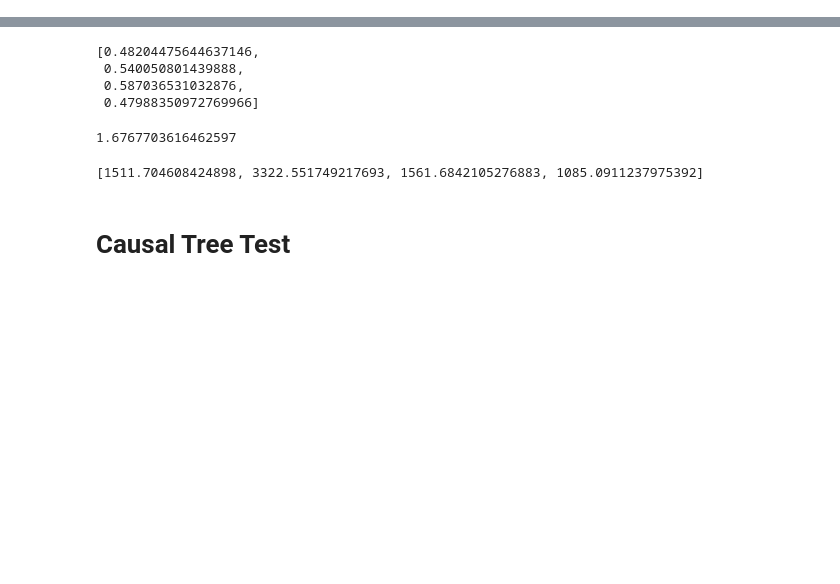
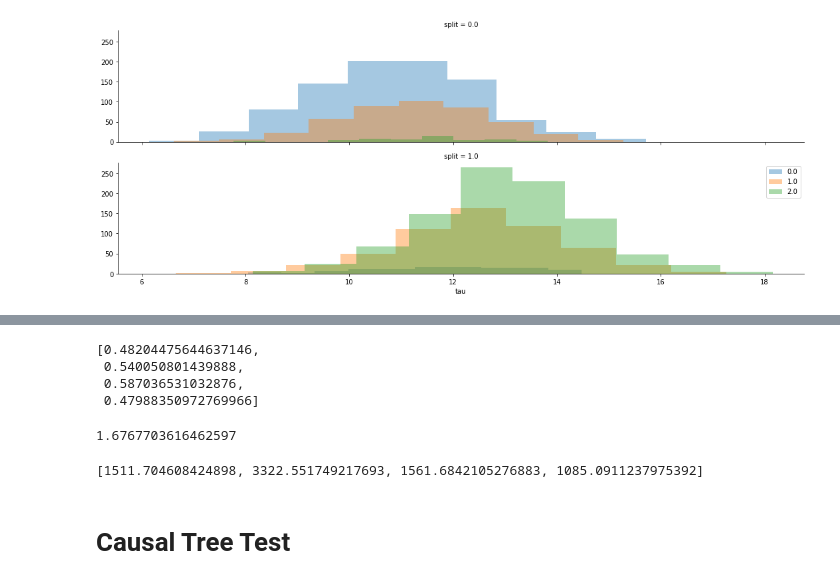
Before and after one commit to nandanrao/transfer-trees, a Jupyter notebook: simulate.ipynb, the cells around one changed output, grey strips where cells are left out. Saved outputs shown, nothing was run; the diff lists cells and outputs as text; code cells hidden in the pictures; blank space fills up the shorter version.

```diff
--- a/simulate.ipynb
+++ b/simulate.ipynb
@@ -208,3 +241,7 @@ LinearRegression().fit(Xs[0], taus[0]).coef_, LinearRegression().fit(Xs[1], taus
 # %%
 scores, preds, models, datt = runrun(1000)
 tt, ct = models
+# %%
+plot_split(tt.tree, datt[0], datt[2], datt[4])
+# %% [output]
+[figure, added]
```
Also changed, not shown: parts of 26 cells of this notebook, 5 other files.
